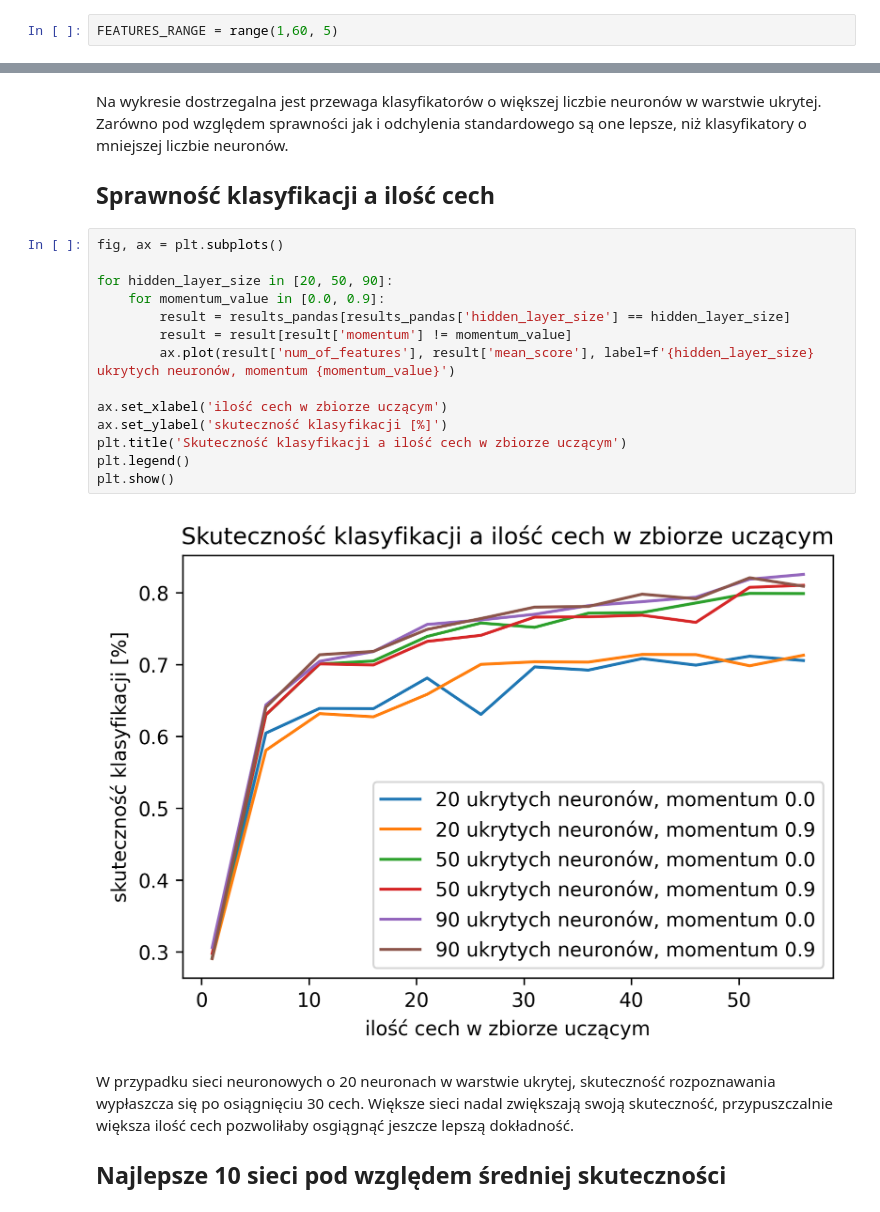
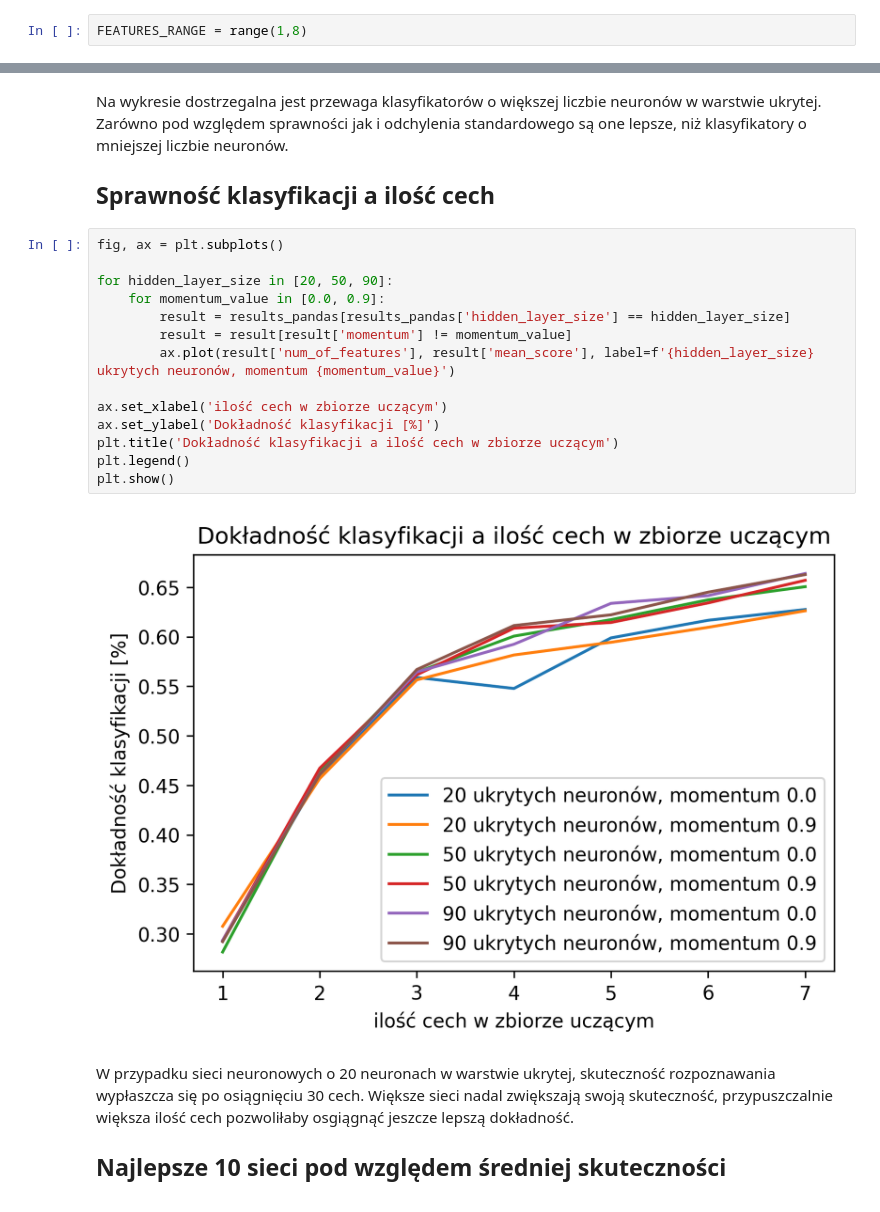
Before and after one commit to Wint3rmute/mtswm2, a Jupyter notebook: src/wstepny_raport.ipynb, the cells around one changed output, grey strips where cells are left out. Cells and saved outputs as stored; diff of their text form.

```diff
--- a/src/wstepny_raport.ipynb
+++ b/src/wstepny_raport.ipynb
@@ -30,7 +30,7 @@ Badania były przeprowadzane dla różnej
 liczby cech. Poczynając od jednej - najlepszej, według rankingu cech wyznaczonego za pomocą `SelectKBest`,
 kolejno dodawane były kolejne cechy. Nasz zbiór danych miał 59 cech.
 # %%
-FEATURES_RANGE = range(1,60, 5)
+FEATURES_RANGE = range(1,8)
 # %% [markdown]
 Do treningu wykorzystana została sieć jednokierunkowa z jedną warstwą ukrytą.
 Sprawdziliśmy 3 różne liczby neuronów w warstwie ukrytej: 20, 50 oraz 90.
@@ -198,19 +232,19 @@ neuronów.
 # %%
 fig, ax = plt.subplots()
 
 for hidden_layer_size in [20, 50, 90]:
     for momentum_value in [0.0, 0.9]:
         result = results_pandas[results_pandas['hidden_layer_size'] == hidden_layer_size]
         result = result[result['momentum'] != momentum_value]
         ax.plot(result['num_of_features'], result['mean_score'], label=f'{hidden_layer_size} ukrytych neuronów, momentum {momentum_value}')
 
 ax.set_xlabel('ilość cech w zbiorze uczącym')
-ax.set_ylabel('skuteczność klasyfikacji [%]')
-plt.title('Skuteczność klasyfikacji a ilość cech w zbiorze uczącym')
+ax.set_ylabel('Dokładność klasyfikacji [%]')
+plt.title('Dokładność klasyfikacji a ilość cech w zbiorze uczącym')
 plt.legend()
 plt.show()
 # %% [output]
-[figure, old version]
+[figure, new version]
 # %% [markdown]
 W przypadku sieci neuronowych o 20 neuronach w warstwie ukrytej, skuteczność rozpoznawania wypłaszcza się po osiągnięciu 30 cech. Większe sieci nadal zwiększają swoją skuteczność, przypuszczalnie większa ilość cech pozwoliłaby osgiągnąć jeszcze lepszą dokładność.
 
```
Also changed, not shown: parts of 9 cells of this notebook, 2 other files.
